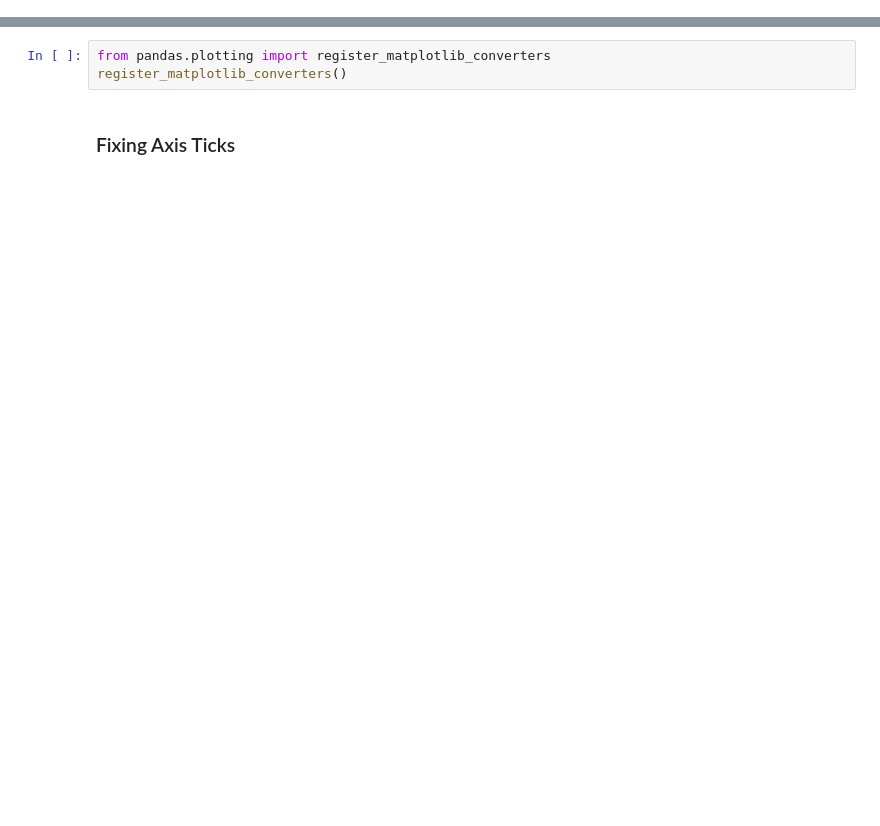
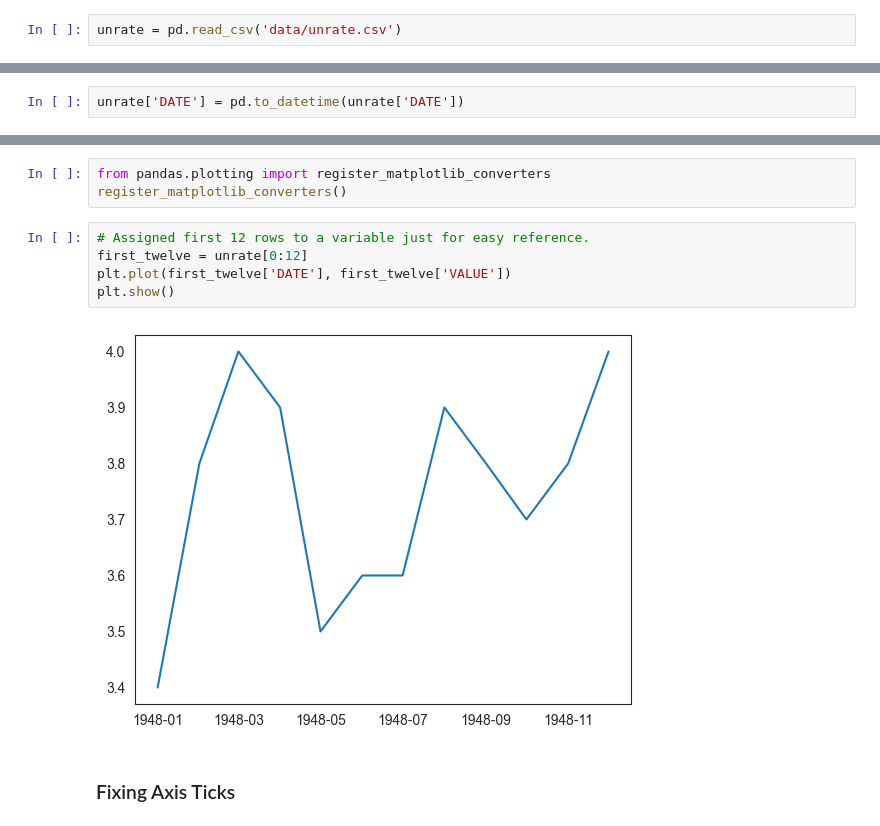
Before and after one commit to icta-tecaji/python-data-analysis-public, a Jupyter notebook: Del_08_Prikazovanje_podatkov/08_Prikazovanje_podatkov_osnovno_CLEAN.ipynb, the cells around one changed output, grey strips where cells are left out. Cells and saved outputs as stored; diff of their text form; blank space fills up the shorter version.

```diff
--- a/Del_08_Prikazovanje_podatkov/08_Prikazovanje_podatkov_osnovno_CLEAN.ipynb
+++ b/Del_08_Prikazovanje_podatkov/08_Prikazovanje_podatkov_osnovno_CLEAN.ipynb
@@ -6,0 +54,2 @@
+# %%
+unrate = pd.read_csv('data/unrate.csv')
@@ -6,0 +77,2 @@
+# %%
+unrate['DATE'] = pd.to_datetime(unrate['DATE'])
@@ -16,5 +134,12 @@ matplotlib: 3.8.2
 # %%
 from pandas.plotting import register_matplotlib_converters
 register_matplotlib_converters()
+# %%
+# Assigned first 12 rows to a variable just for easy reference.
+first_twelve = unrate[0:12]
+plt.plot(first_twelve['DATE'], first_twelve['VALUE'])
+plt.show()
+# %% [output]
+[figure, added]
 # %% [markdown]
 ### Fixing Axis Ticks
```
Also changed, not shown: parts of 96 cells of this notebook.
